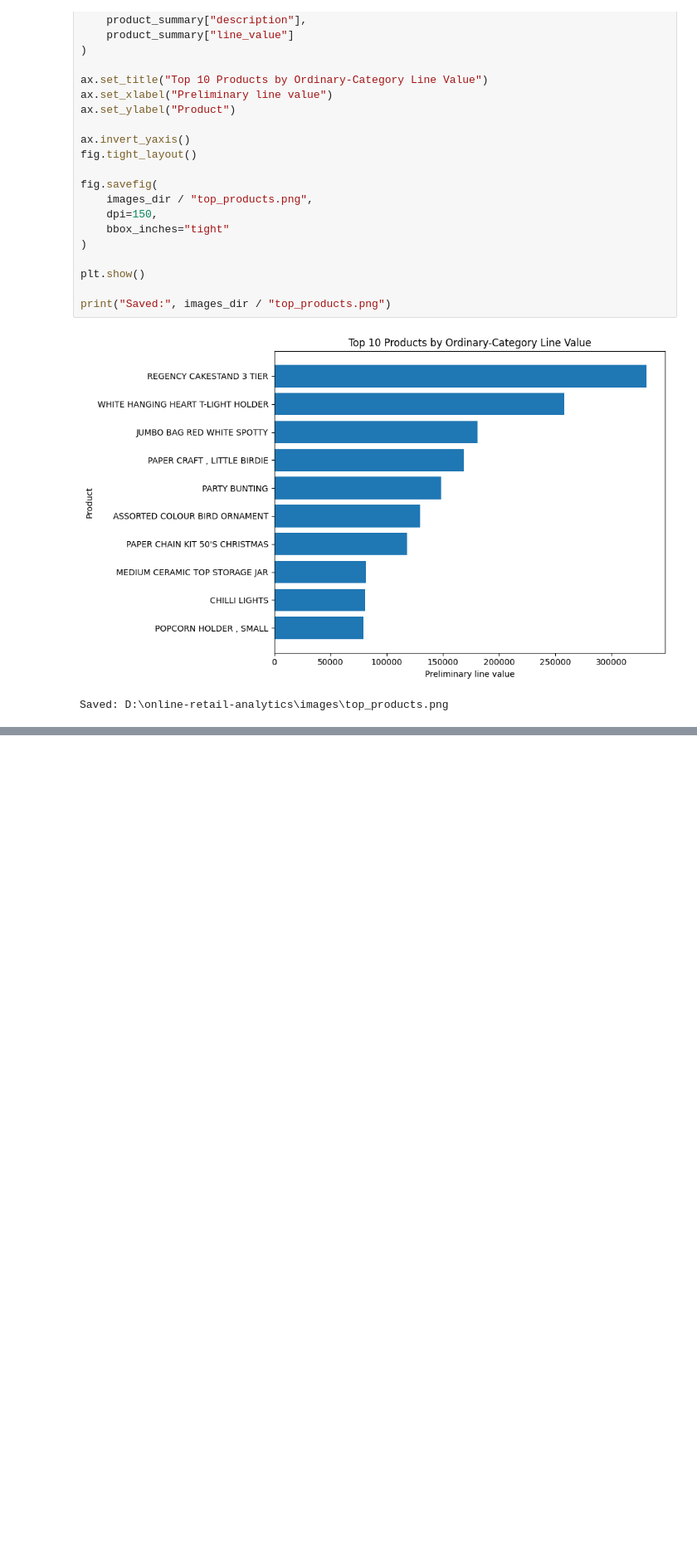
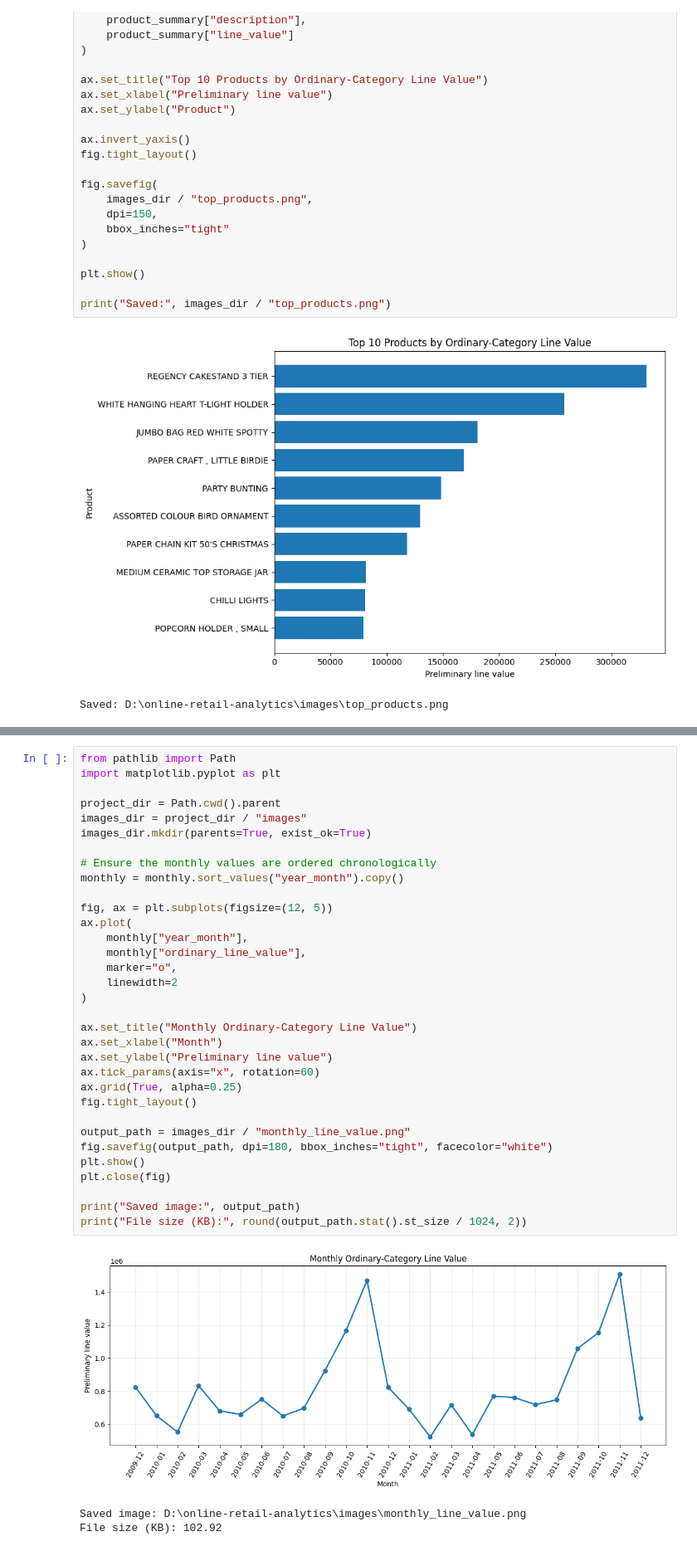
Before and after one commit to codesmith-pixel/online-retail-analytics, a Jupyter notebook: notebooks/04_exploratory_analysis.ipynb, the cells around one changed output, grey strips where cells are left out. Shown at 83% size. Drawn from its saved outputs; the diff is of its cells as text; blank space fills up the shorter version.

```diff
--- a/notebooks/04_exploratory_analysis.ipynb
+++ b/notebooks/04_exploratory_analysis.ipynb
@@ -183,0 +229,37 @@ Saved: D:\online-retail-analytics\images\top_products.png
+# %%
+from pathlib import Path
+import matplotlib.pyplot as plt
+
+project_dir = Path.cwd().parent
+images_dir = project_dir / "images"
+images_dir.mkdir(parents=True, exist_ok=True)
+
+# Ensure the monthly values are ordered chronologically
+monthly = monthly.sort_values("year_month").copy()
+
+fig, ax = plt.subplots(figsize=(12, 5))
+ax.plot(
+    monthly["year_month"],
+    monthly["ordinary_line_value"],
+    marker="o",
+    linewidth=2
+)
+
+ax.set_title("Monthly Ordinary-Category Line Value")
+ax.set_xlabel("Month")
+ax.set_ylabel("Preliminary line value")
+ax.tick_params(axis="x", rotation=60)
+ax.grid(True, alpha=0.25)
+fig.tight_layout()
+
+output_path = images_dir / "monthly_line_value.png"
+fig.savefig(output_path, dpi=180, bbox_inches="tight", facecolor="white")
+plt.show()
+plt.close(fig)
+
+print("Saved image:", output_path)
+print("File size (KB):", round(output_path.stat().st_size / 1024, 2))
+# %% [output]
+[figure, added]
+Saved image: D:\online-retail-analytics\images\monthly_line_value.png
+File size (KB): 102.92
```
Also changed, not shown: parts of 2 cells of this notebook.
